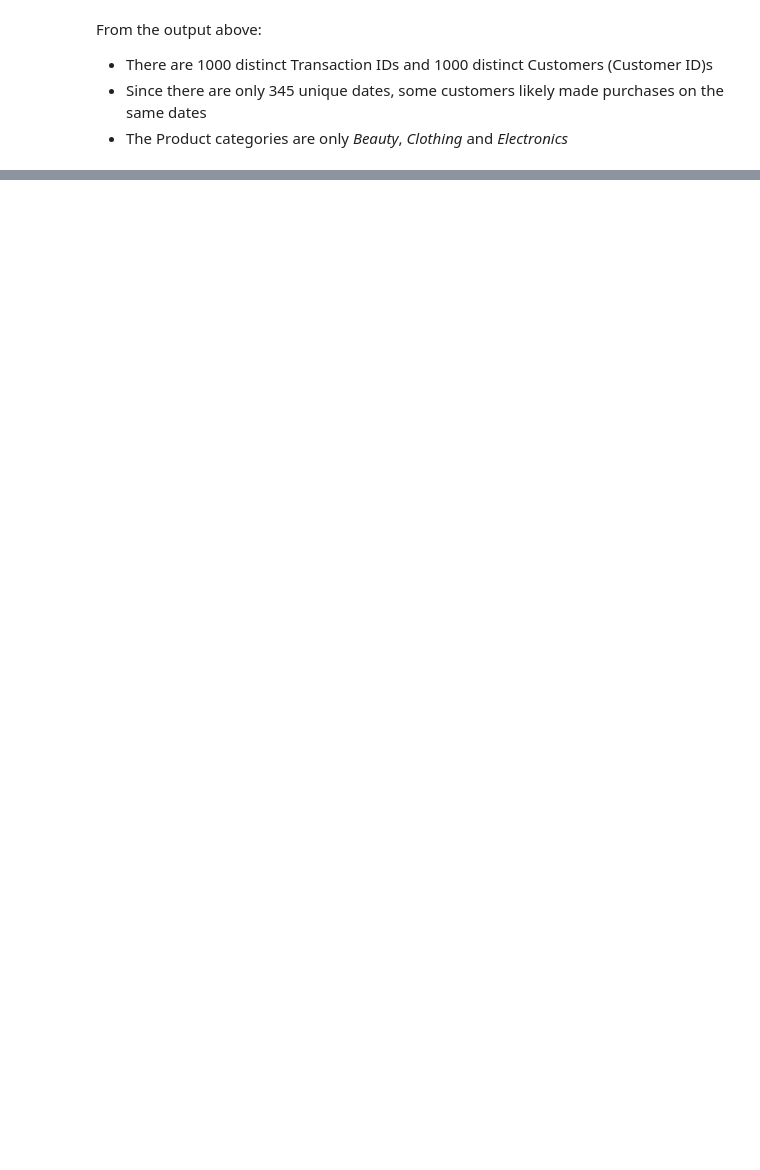
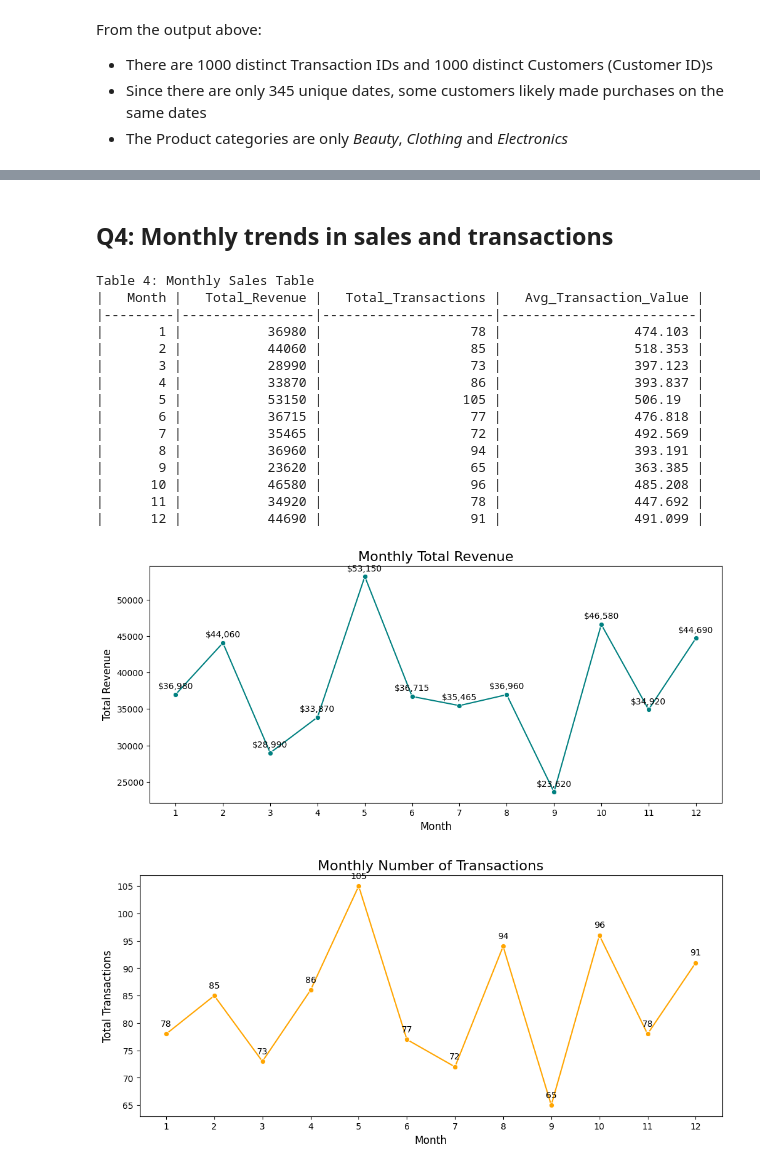
Before and after one commit to Wilfrida-Were/Retail-Sales-EDA-in-Python, a Jupyter notebook: retail-sales-eda-in-python.ipynb, the cells around one changed output, grey strips where cells are left out. Cells and saved outputs as stored; diff of their text form; code cells hidden in the pictures; blank space fills up the shorter version.

Commit message:
Kaggle Notebook | Retail Sales EDA in Python | Version 6

```diff
--- a/retail-sales-eda-in-python.ipynb
+++ b/retail-sales-eda-in-python.ipynb
@@ -394,0 +582,73 @@ Feel free to Contact me for any changes and feedback
+# %% [markdown]
+<a id="q4"></a>
+## Q4: Monthly trends in sales and transactions
+# %%
+### MONTHLY REVENUE ###
+# Extract month from date
+df['Month'] = df['Date'].dt.month
+
+# Aggregate monthly metrics
+monthly_sales = df.groupby('Month').agg(
+    Total_Revenue=('Total Amount', 'sum'),
+    Total_Transactions=('Transaction ID', 'nunique')
+).reset_index()
+monthly_sales['Avg_Transaction_Value'] = monthly_sales['Total_Revenue'] / monthly_sales['Total_Transactions']
+
+# Display table heading
+print("Table 4: Monthly Sales Table")
+
+# Display with tabulate for clean, index-free table
+print(tabulate(
+    monthly_sales[['Month','Total_Revenue','Total_Transactions','Avg_Transaction_Value']],
+    headers='keys',
+    tablefmt='github',
+    showindex=False
+))
+
+# Monthly Revenue Line Chart
+plt.figure(figsize=(12,5))
+sns.lineplot(data=monthly_sales, x='Month', y='Total_Revenue', marker='o', color='teal')
+plt.title('Monthly Total Revenue', fontsize=16)
+plt.xlabel('Month', fontsize=12)
+plt.ylabel('Total Revenue', fontsize=12)
+plt.xticks(monthly_sales['Month'])
+plt.grid(False)
+
+# Add data labels on each point
+for x, y in zip(monthly_sales['Month'], monthly_sales['Total_Revenue']):
+    plt.text(x, y + monthly_sales['Total_Revenue'].max()*0.01, f"${y:,.0f}", ha='center', va='bottom', fontsize=10)
+
+plt.show()
+
+# Monthly Transactions Line Chart
+plt.figure(figsize=(12,5))
+sns.lineplot(data=monthly_sales, x='Month', y='Total_Transactions', marker='o', color='orange')
+plt.title('Monthly Number of Transactions', fontsize=16)
+plt.xlabel('Month', fontsize=12)
+plt.ylabel('Total Transactions', fontsize=12)
+plt.xticks(monthly_sales['Month'])
+plt.grid(False)
+
+# Add data labels on each point
+for x, y in zip(monthly_sales['Month'], monthly_sales['Total_Transactions']):
+    plt.text(x, y + monthly_sales['Total_Transactions'].max()*0.01, f"{y}", ha='center', va='bottom', fontsize=10)
+
+plt.show()
+# %% [output]
+Table 4: Monthly Sales Table
+|   Month |   Total_Revenue |   Total_Transactions |   Avg_Transaction_Value |
+|---------|-----------------|----------------------|-------------------------|
+|       1 |           36980 |                   78 |                 474.103 |
+|       2 |           44060 |                   85 |                 518.353 |
+|       3 |           28990 |                   73 |                 397.123 |
+|       4 |           33870 |                   86 |                 393.837 |
+|       5 |           53150 |                  105 |                 506.19  |
+|       6 |           36715 |                   77 |                 476.818 |
+|       7 |           35465 |                   72 |                 492.569 |
+|       8 |           36960 |                   94 |                 393.191 |
+|       9 |           23620 |                   65 |                 363.385 |
+|      10 |           46580 |                   96 |                 485.208 |
+|      11 |           34920 |                   78 |                 447.692 |
+|      12 |           44690 |                   91 |                 491.099 |
+[figure, added]
+[figure, added]
```
Also changed, not shown: parts of 48 cells of this notebook.
